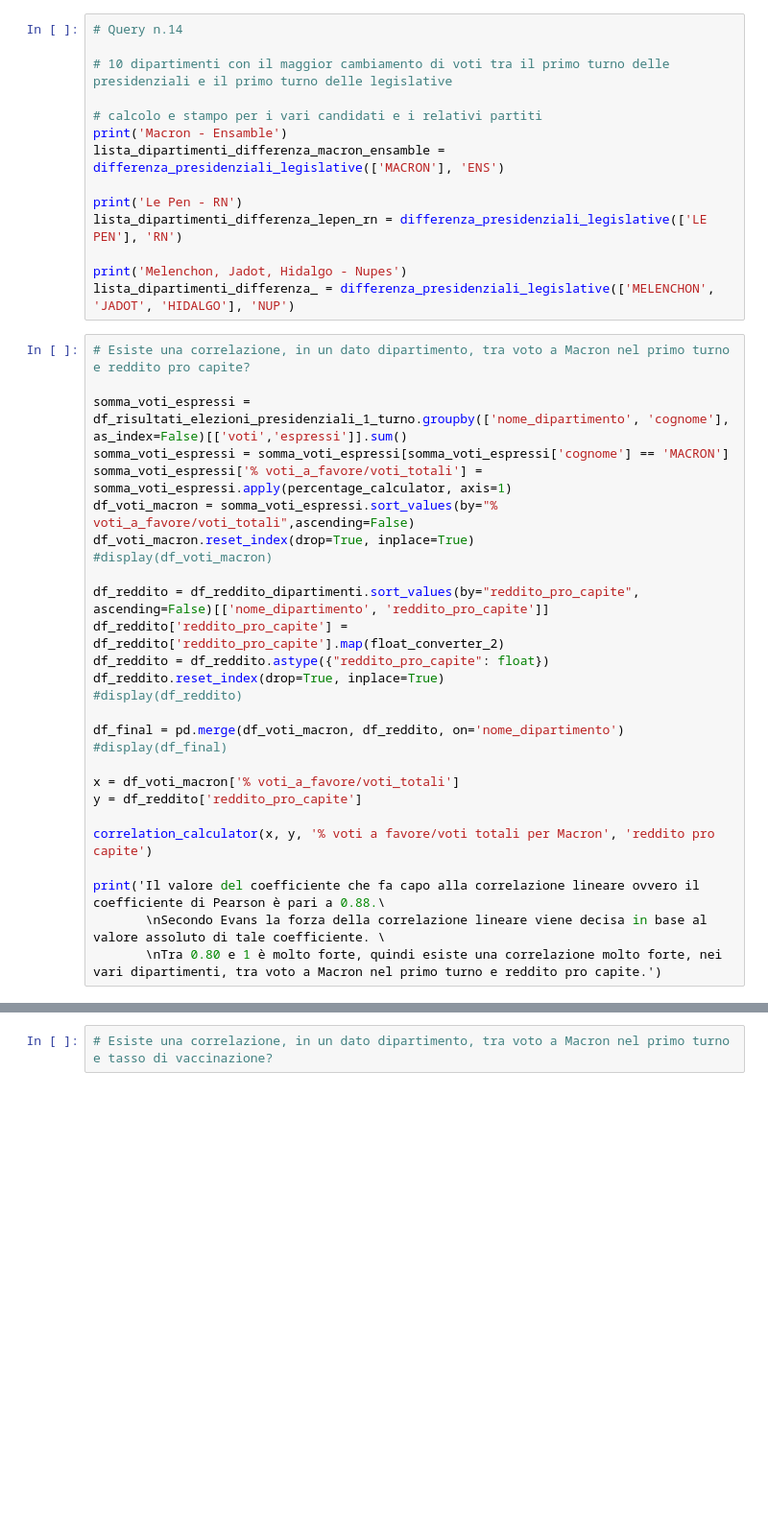
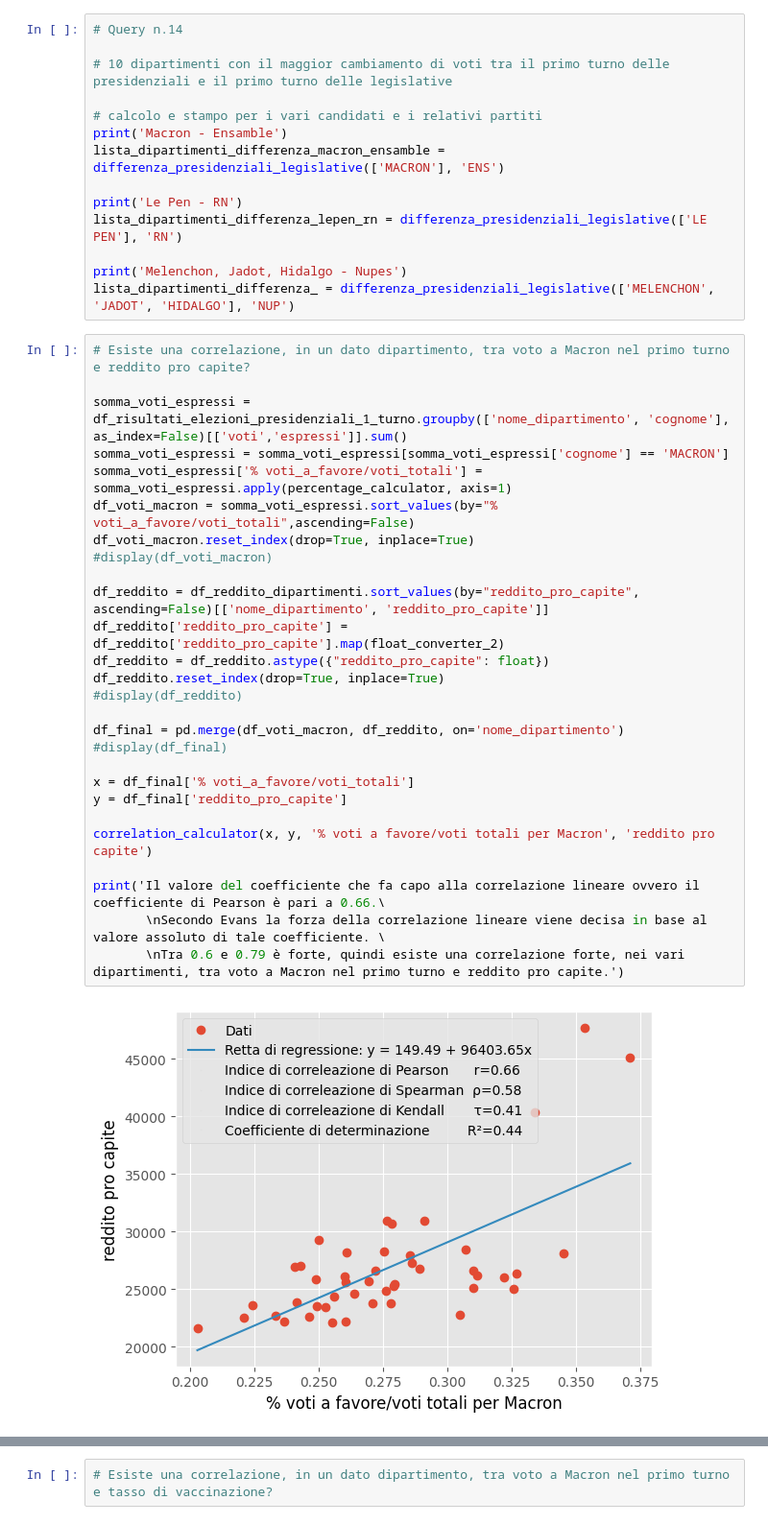
Before and after one commit to NabboGamer/progetto-big-data, a Jupyter notebook: Notebook.ipynb, the cells around one changed output, grey strips where cells are left out. Shown at 96% size. Saved outputs shown, nothing was run; the diff lists cells and outputs as text; blank space fills up the shorter version.

Commit message:
α Fix errore prima correlazione, implementata seconda correlazione

```diff
--- a/Notebook.ipynb
+++ b/Notebook.ipynb
@@ -437,27 +437,29 @@ lista_dipartimenti_differenza_ = differenza_presidenziali_legislative(['MELENCHO
 # %%
 # Esiste una correlazione, in un dato dipartimento, tra voto a Macron nel primo turno e reddito pro capite?
 
 somma_voti_espressi = df_risultati_elezioni_presidenziali_1_turno.groupby(['nome_dipartimento', 'cognome'], as_index=False)[['voti','espressi']].sum()
 somma_voti_espressi = somma_voti_espressi[somma_voti_espressi['cognome'] == 'MACRON']
 somma_voti_espressi['% voti_a_favore/voti_totali'] = somma_voti_espressi.apply(percentage_calculator, axis=1)
 df_voti_macron = somma_voti_espressi.sort_values(by="% voti_a_favore/voti_totali",ascending=False)
 df_voti_macron.reset_index(drop=True, inplace=True)
 #display(df_voti_macron)
 
 df_reddito = df_reddito_dipartimenti.sort_values(by="reddito_pro_capite", ascending=False)[['nome_dipartimento', 'reddito_pro_capite']]
 df_reddito['reddito_pro_capite'] = df_reddito['reddito_pro_capite'].map(float_converter_2)
 df_reddito = df_reddito.astype({"reddito_pro_capite": float})
 df_reddito.reset_index(drop=True, inplace=True)
 #display(df_reddito)
 
 df_final = pd.merge(df_voti_macron, df_reddito, on='nome_dipartimento')
 #display(df_final)
 
-x = df_voti_macron['% voti_a_favore/voti_totali']
-y = df_reddito['reddito_pro_capite']
+x = df_final['% voti_a_favore/voti_totali']
+y = df_final['reddito_pro_capite']
 
 correlation_calculator(x, y, '% voti a favore/voti totali per Macron', 'reddito pro capite')
 
-print('Il valore del coefficiente che fa capo alla correlazione lineare ovvero il coefficiente di Pearson è pari a 0.88.\
+print('Il valore del coefficiente che fa capo alla correlazione lineare ovvero il coefficiente di Pearson è pari a 0.66.\
        \nSecondo Evans la forza della correlazione lineare viene decisa in base al valore assoluto di tale coefficiente. \
-       \nTra 0.80 e 1 è molto forte, quindi esiste una correlazione molto forte, nei vari dipartimenti, tra voto a Macron nel primo turno e reddito pro capite.')
+       \nTra 0.6 e 0.79 è forte, quindi esiste una correlazione forte, nei vari dipartimenti, tra voto a Macron nel primo turno e reddito pro capite.')
+# %% [output]
+[figure, added]
```
Also changed, not shown: parts of 2 cells of this notebook.
